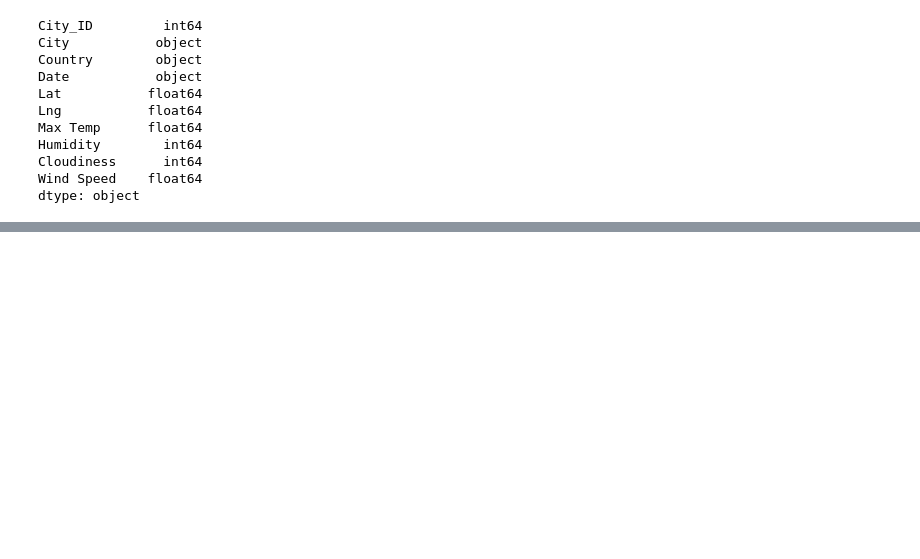
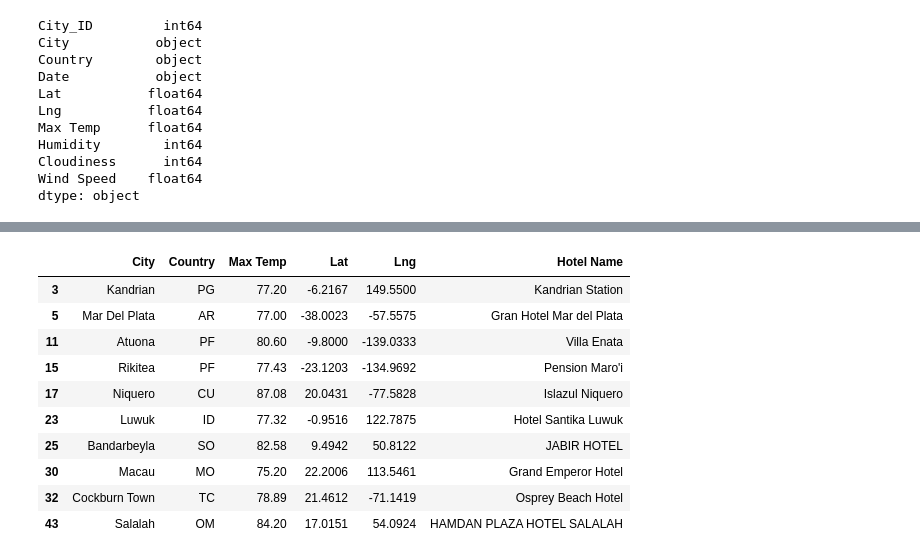
Before and after one commit to Njraman/World_Weather_Analysis, a Jupyter notebook: VacationPy.ipynb, the cells around one changed output, grey strips where cells are left out. Cells and saved outputs as stored; diff of their text form; code cells hidden in the pictures; blank space fills up the shorter version.

```diff
--- a/VacationPy.ipynb
+++ b/VacationPy.ipynb
@@ -91,0 +182,26 @@ fig
+# %%
+# Set parameters to search for a hotel.
+params = {
+    "radius": 5000,
+    "type": "lodging",
+    "key": g_key
+}
+# %%
+# Iterate through the DataFrame.
+for index, row in hotel_df.iterrows():
+    # Get the latitude and longitude.
+    lat = row["Lat"]
+    lng = row["Lng"]
+
+    # Add the latitude and longitude to location key for the params dictionary.
+    params["location"] = f"{lat},{lng}"
+
+    # Use the search term: "lodging" and our latitude and longitude.
+    base_url = "https://maps.googleapis.com/maps/api/place/nearbysearch/json"
+    # Make request and get the JSON data from the search.
+    hotels = requests.get(base_url, params=params).json()
+    # Grab the first hotel from the results and store the name.
+    try:
+        hotel_df.loc[index, "Hotel Name"] = hotels["results"][0]["name"]
+    except(IndexError):
+        print("Hotel not found... skipping.")
@@ -91,0 +219,14 @@ fig
+# %%
+hotel_df.head(10)
+# %% [output]
+|  | City | Country | Max Temp | Lat | Lng | Hotel Name |
+| 3 | Kandrian | PG | 77.20 | -6.2167 | 149.5500 | Kandrian Station |
+| 5 | Mar Del Plata | AR | 77.00 | -38.0023 | -57.5575 | Gran Hotel Mar del Plata |
+| 11 | Atuona | PF | 80.60 | -9.8000 | -139.0333 | Villa Enata |
+| 15 | Rikitea | PF | 77.43 | -23.1203 | -134.9692 | Pension Maro'i |
+| 17 | Niquero | CU | 87.08 | 20.0431 | -77.5828 | Islazul Niquero |
+| 23 | Luwuk | ID | 77.32 | -0.9516 | 122.7875 | Hotel Santika Luwuk |
+| 25 | Bandarbeyla | SO | 82.58 | 9.4942 | 50.8122 | JABIR HOTEL |
+| 30 | Macau | MO | 75.20 | 22.2006 | 113.5461 | Grand Emperor Hotel |
+| 32 | Cockburn Town | TC | 78.89 | 21.4612 | -71.1419 | Osprey Beach Hotel |
+| 43 | Salalah | OM | 84.20 | 17.0151 | 54.0924 | HAMDAN PLAZA HOTEL SALALAH |
```
Also changed, not shown: parts of 14 cells of this notebook.
